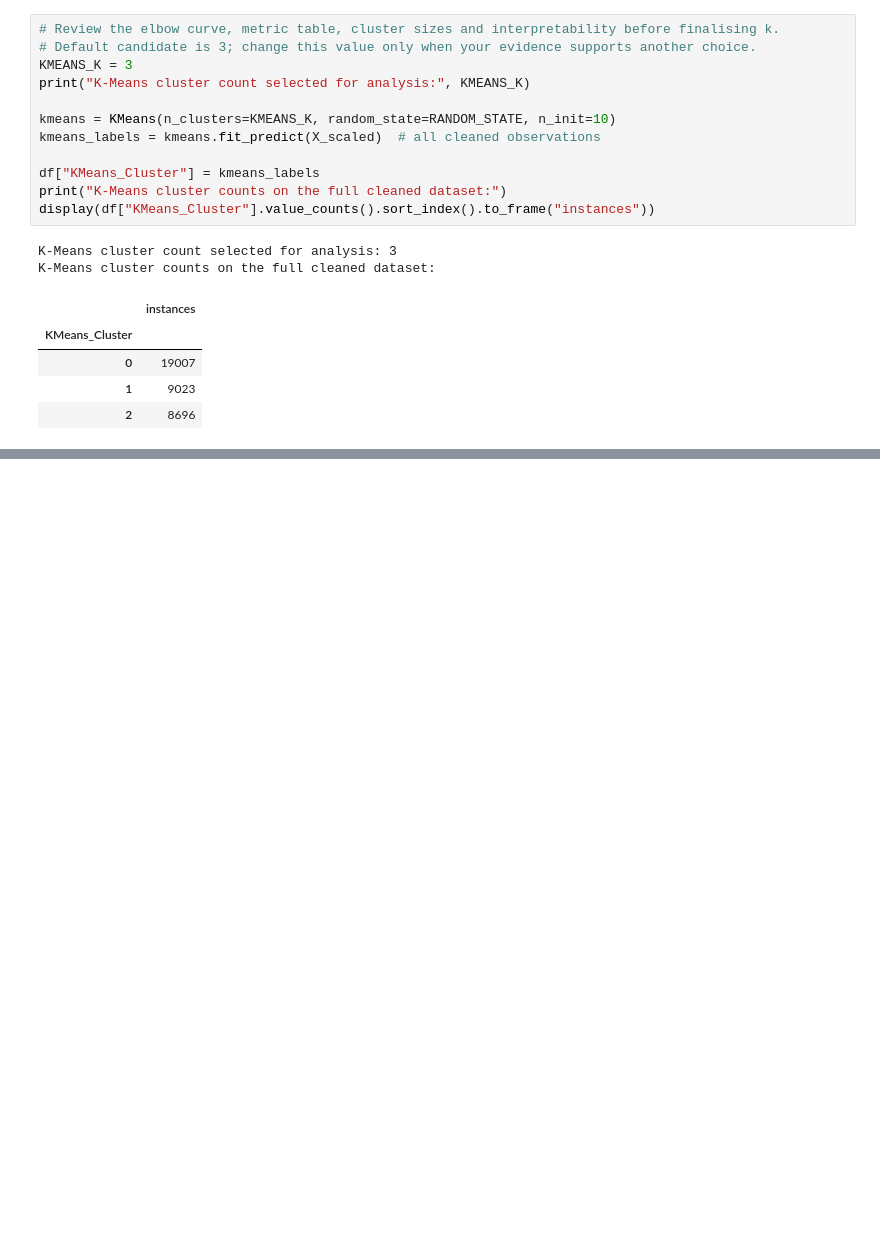
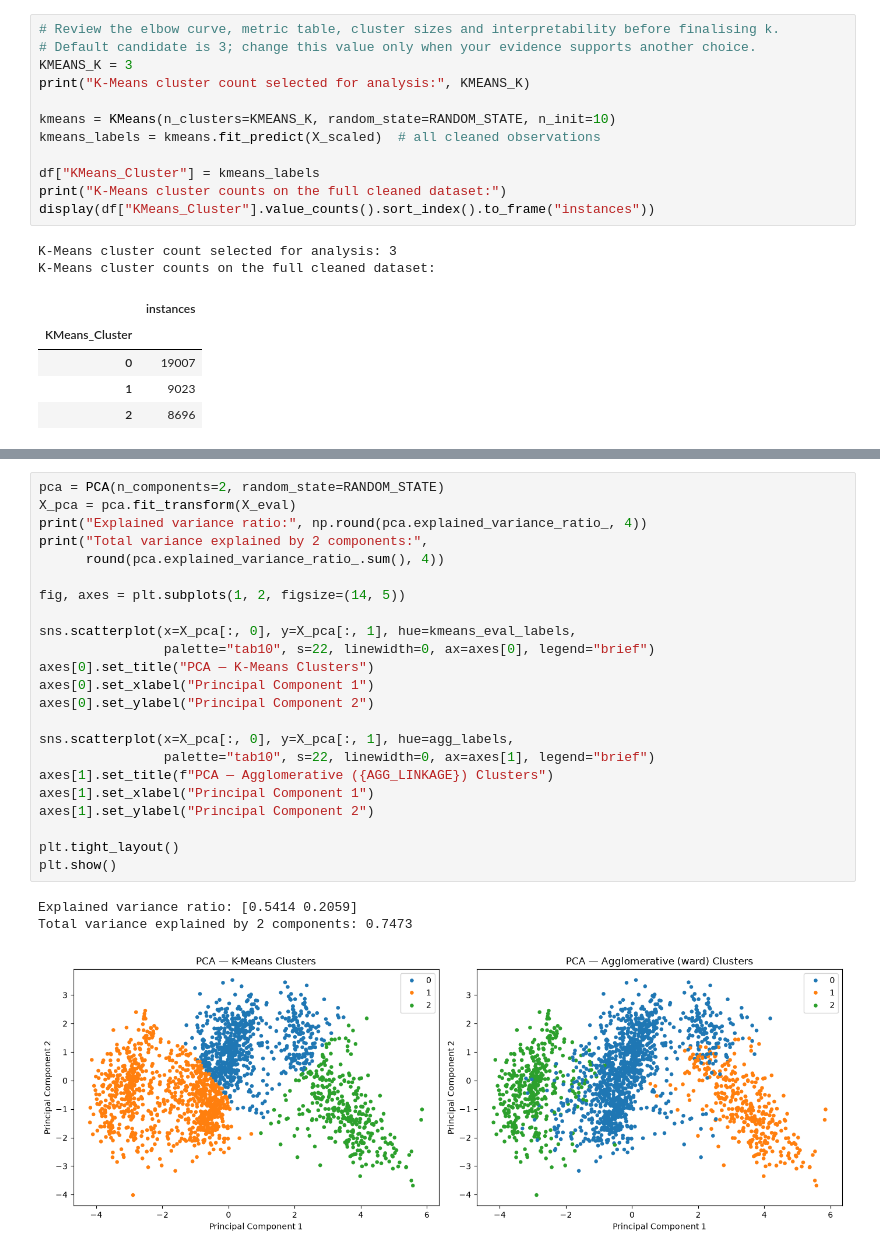
Before and after one commit to hemnath-28/ML-Evaulation-, a Jupyter notebook: notebooks/clustering.ipynb, the cells around one changed output, grey strips where cells are left out. Drawn from its saved outputs; the diff is of its cells as text; blank space fills up the shorter version.

```diff
--- a/notebooks/clustering.ipynb
+++ b/notebooks/clustering.ipynb
@@ -432,0 +441,27 @@ display(evaluation_df.round(4))
+# %%
+pca = PCA(n_components=2, random_state=RANDOM_STATE)
+X_pca = pca.fit_transform(X_eval)
+print("Explained variance ratio:", np.round(pca.explained_variance_ratio_, 4))
+print("Total variance explained by 2 components:",
+      round(pca.explained_variance_ratio_.sum(), 4))
+
+fig, axes = plt.subplots(1, 2, figsize=(14, 5))
+
+sns.scatterplot(x=X_pca[:, 0], y=X_pca[:, 1], hue=kmeans_eval_labels,
+                palette="tab10", s=22, linewidth=0, ax=axes[0], legend="brief")
+axes[0].set_title("PCA — K-Means Clusters")
+axes[0].set_xlabel("Principal Component 1")
+axes[0].set_ylabel("Principal Component 2")
+
+sns.scatterplot(x=X_pca[:, 0], y=X_pca[:, 1], hue=agg_labels,
+                palette="tab10", s=22, linewidth=0, ax=axes[1], legend="brief")
+axes[1].set_title(f"PCA — Agglomerative ({AGG_LINKAGE}) Clusters")
+axes[1].set_xlabel("Principal Component 1")
+axes[1].set_ylabel("Principal Component 2")
+
+plt.tight_layout()
+plt.show()
+# %% [output]
+Explained variance ratio: [0.5414 0.2059]
+Total variance explained by 2 components: 0.7473
+[figure, added]
```
Also changed, not shown: parts of 26 cells of this notebook.
